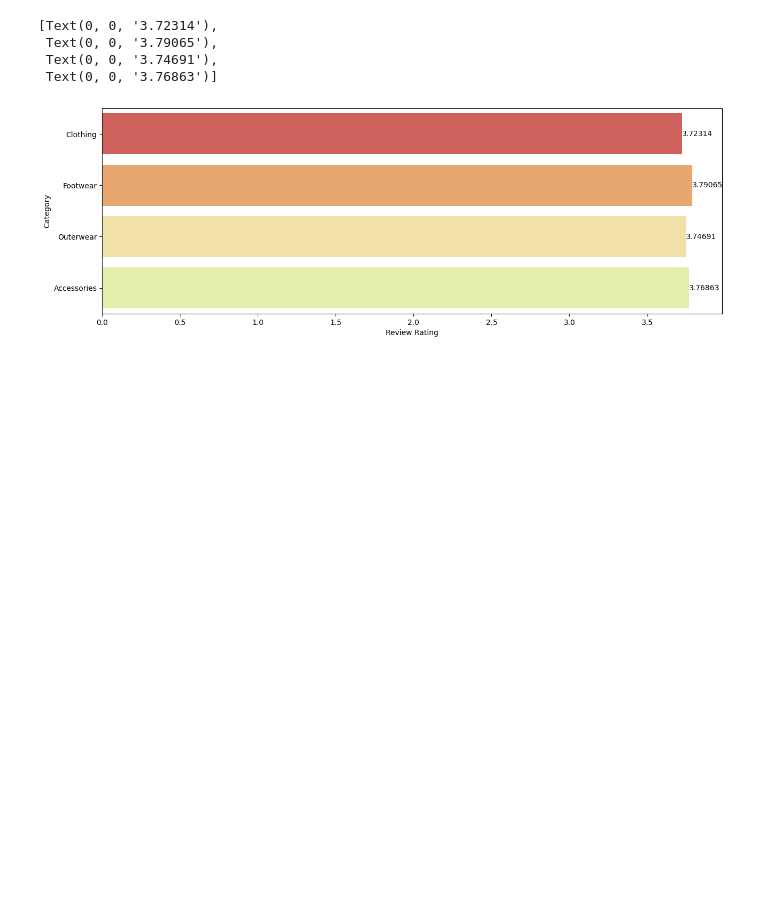
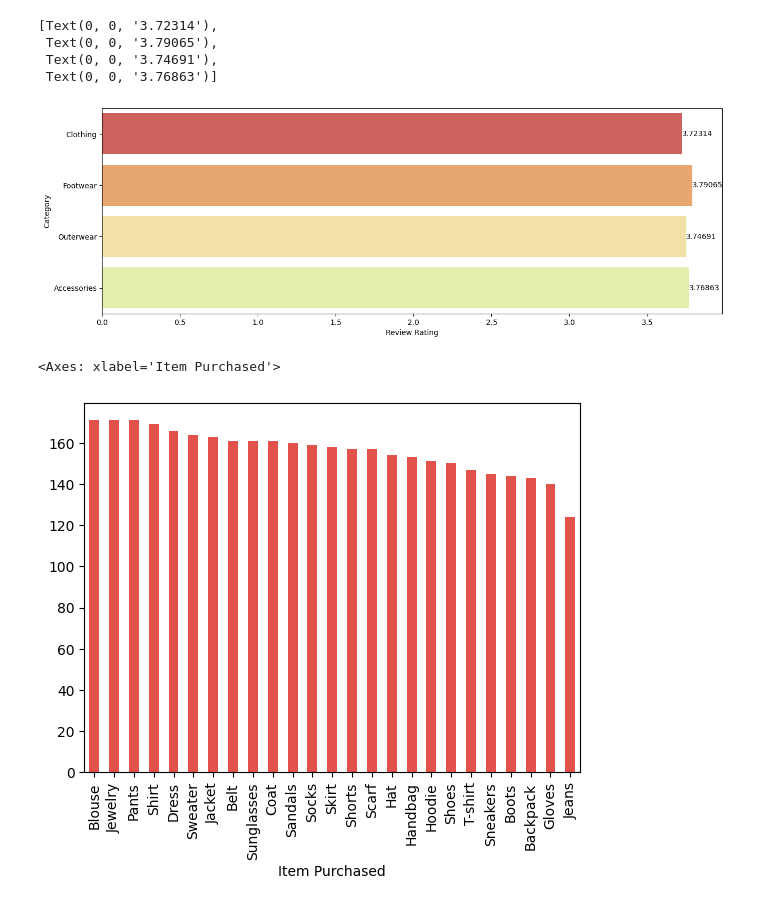
Before and after one commit to annabel-lee-x10/ecommerce-trends-visualization, a Jupyter notebook: ecommerce-trends-viz.ipynb, the cells around one changed output. Saved outputs shown, nothing was run; the diff lists cells and outputs as text; code cells hidden in the pictures; blank space fills up the shorter version.

```diff
--- a/ecommerce-trends-viz.ipynb
+++ b/ecommerce-trends-viz.ipynb
@@ -430,3 +432,8 @@ plot13.bar_label(plot13.containers[0])
  Text(0, 0, '3.74691'),
  Text(0, 0, '3.76863')]
 [figure]
+# %%
+shopping_behavior['Item Purchased'].value_counts().plot(kind='bar')
+# %% [output]
+<Axes: xlabel='Item Purchased'>
+[figure, added]
```
Also changed, not shown: parts of 3 cells of this notebook.
